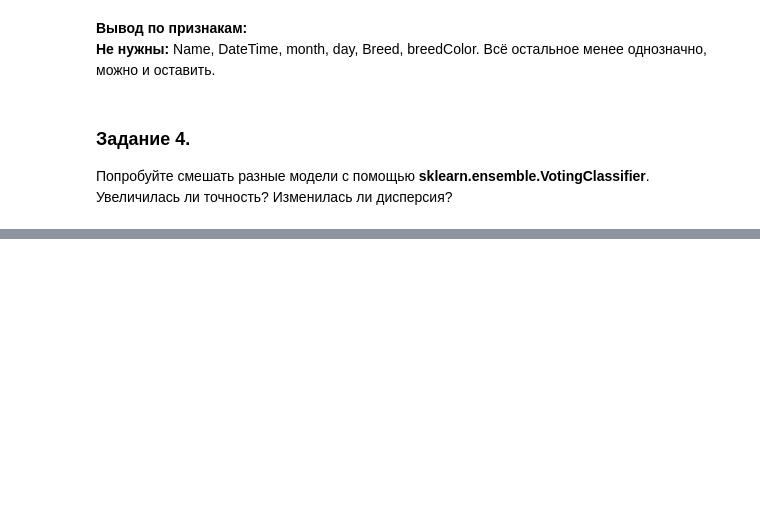
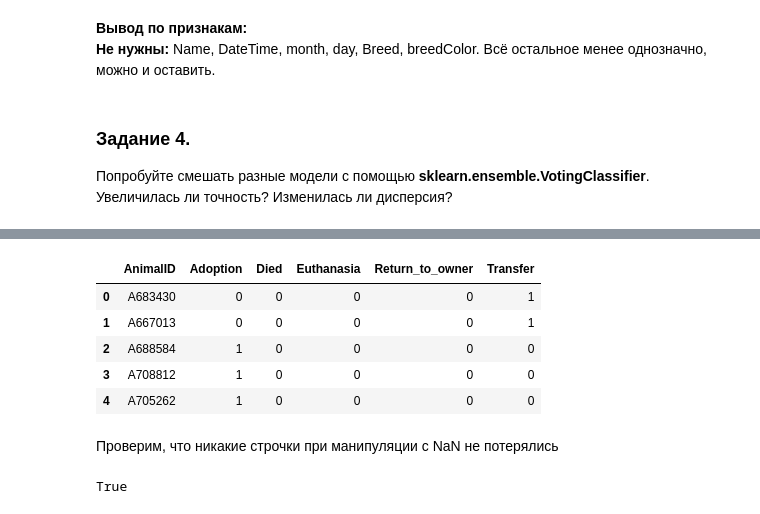
Before and after one commit to lithiumdenis/MLSchool, a Jupyter notebook: 3. Котики и собачки.ipynb, the cells around one changed output, grey strips where cells are left out. Cells and saved outputs as stored; diff of their text form; code cells hidden in the pictures; blank space fills up the shorter version.

Commit message:
Complete for our data

```diff
--- a/3. Котики и собачки.ipynb
+++ b/3. Котики и собачки.ipynb
@@ -534,0 +561,3 @@ LifetimeInDays 8
+# %%
+ans_nn = pd.DataFrame({'AnimalID': test['AnimalID'], 'type': encOutcomeType.inverse_transform(y_te)})
+ans_nn.head()
@@ -534,0 +571,39 @@ LifetimeInDays 8
+# %%
+#Зададим функцию для трансформации
+def onehot_encode(df_train, column):
+    from sklearn.preprocessing import LabelBinarizer
+
+    cs = df_train.select_dtypes(include=['O']).columns.values
+    if column not in cs:
+        return (df_train, None)
+
+    rest = [x for x in df_train.columns.values if x != column]
+
+    lb = LabelBinarizer()
+    train_data = lb.fit_transform(df_train[column])
+
+    new_col_names = ['%s' % x for x in lb.classes_]
+
+    if len(new_col_names) != train_data.shape[1]:
+        new_col_names = new_col_names[::-1][:train_data.shape[1]]
+
+    new_train = pd.concat((df_train.drop([column], axis=1), pd.DataFrame(data=train_data, columns=new_col_names)), axis=1)
+    return (new_train, lb)
+# %%
+ans_nn, lb = onehot_encode(ans_nn, 'type')
+# %%
+ans_nn
+ans_nn.head()
+# %% [output]
+|  | AnimalID | Adoption | Died | Euthanasia | Return_to_owner | Transfer |
+| 0 | A683430 | 0 | 0 | 0 | 0 | 1 |
+| 1 | A667013 | 0 | 0 | 0 | 0 | 1 |
+| 2 | A688584 | 1 | 0 | 0 | 0 | 0 |
+| 3 | A708812 | 1 | 0 | 0 | 0 | 0 |
+| 4 | A705262 | 1 | 0 | 0 | 0 | 0 |
+# %% [markdown]
+Проверим, что никакие строчки при манипуляции с NaN не потерялись
+# %%
+test.shape[0] == ans_nn.shape[0]
+# %% [output]
+True
```
Also changed, not shown: parts of 25 cells of this notebook, 1 other file.
